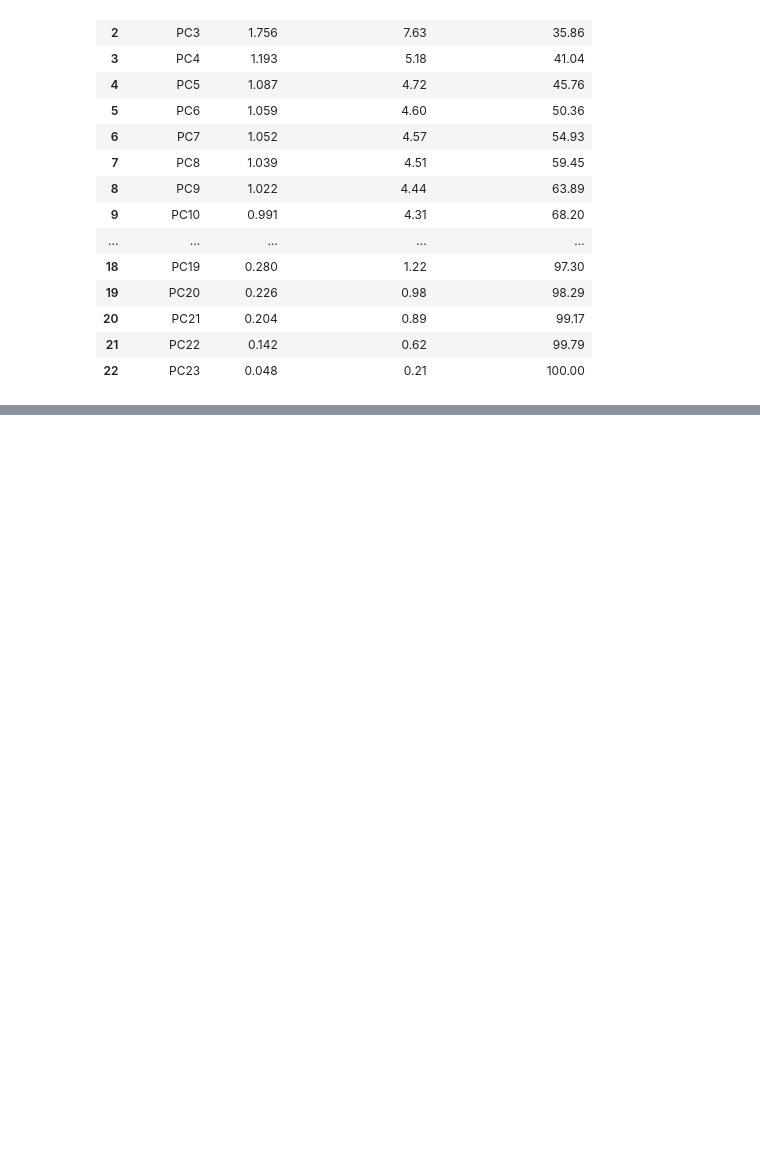
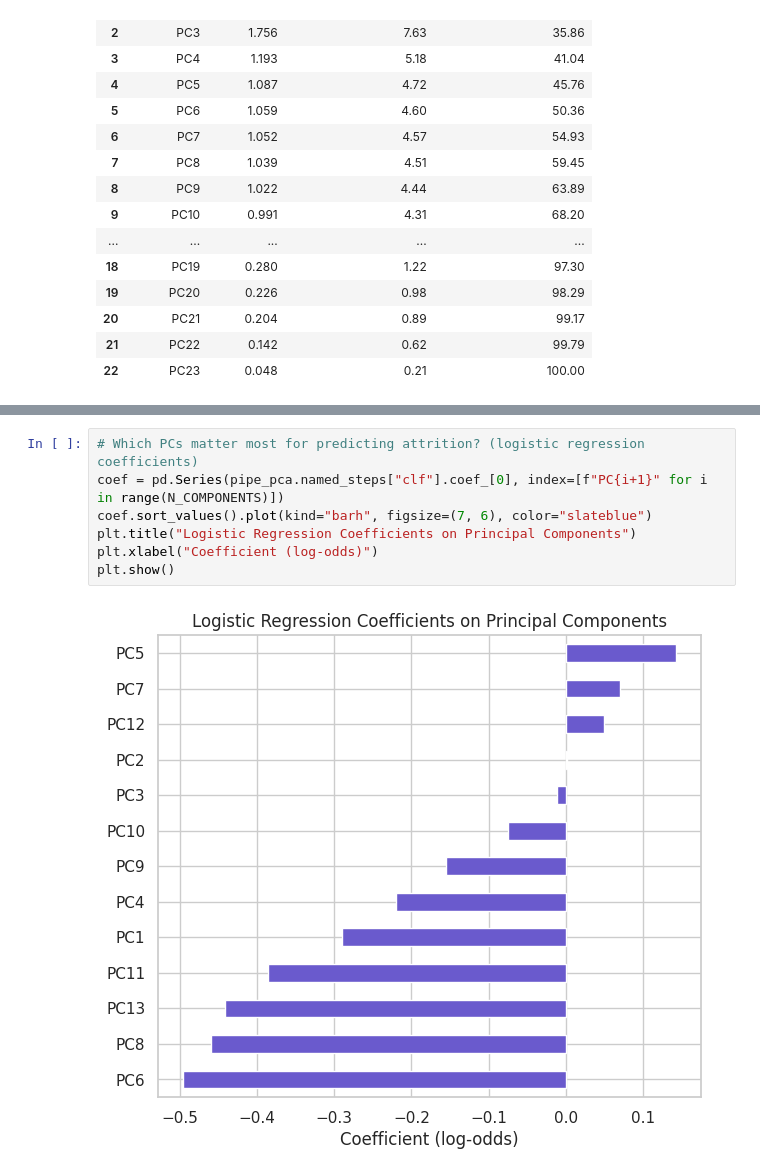
Before and after one commit to Yusuffff101/Yusuf-Bootwala, a Jupyter notebook: EDA_Phase1,Pahse2andPhase3_Employee_Attrition_.ipynb, the cells around one changed output, grey strips where cells are left out. Cells and saved outputs as stored; diff of their text form; blank space fills up the shorter version.

```diff
--- a/EDA_Phase1,Pahse2andPhase3_Employee_Attrition_.ipynb
+++ b/EDA_Phase1,Pahse2andPhase3_Employee_Attrition_.ipynb
@@ -1080,0 +1121,9 @@ Silhouette score on original scaled features (Phase 2): 0.3826
+# %%
+# Which PCs matter most for predicting attrition? (logistic regression coefficients)
+coef = pd.Series(pipe_pca.named_steps["clf"].coef_[0], index=[f"PC{i+1}" for i in range(N_COMPONENTS)])
+coef.sort_values().plot(kind="barh", figsize=(7, 6), color="slateblue")
+plt.title("Logistic Regression Coefficients on Principal Components")
+plt.xlabel("Coefficient (log-odds)")
+plt.show()
+# %% [output]
+[figure, added]
```
Also changed, not shown: parts of 16 cells of this notebook.
